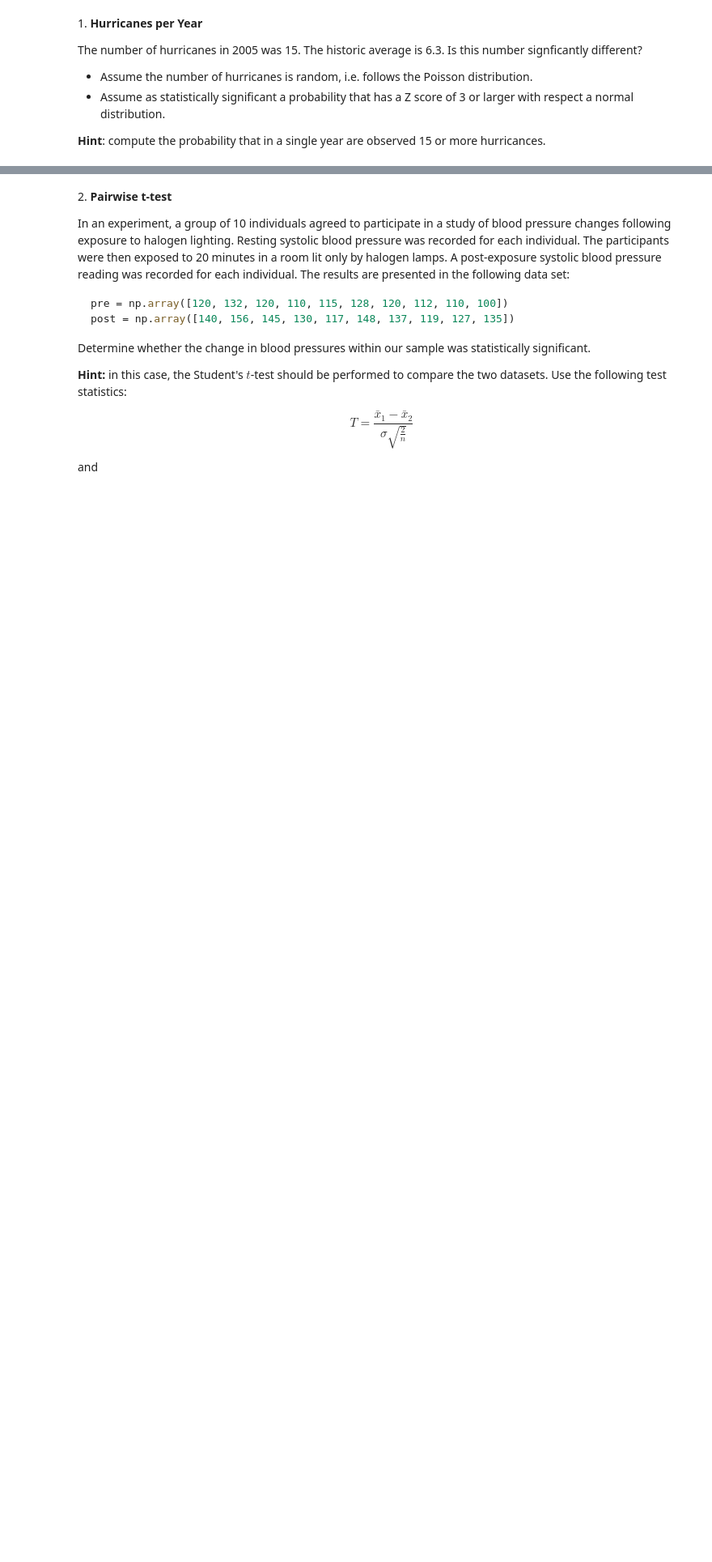
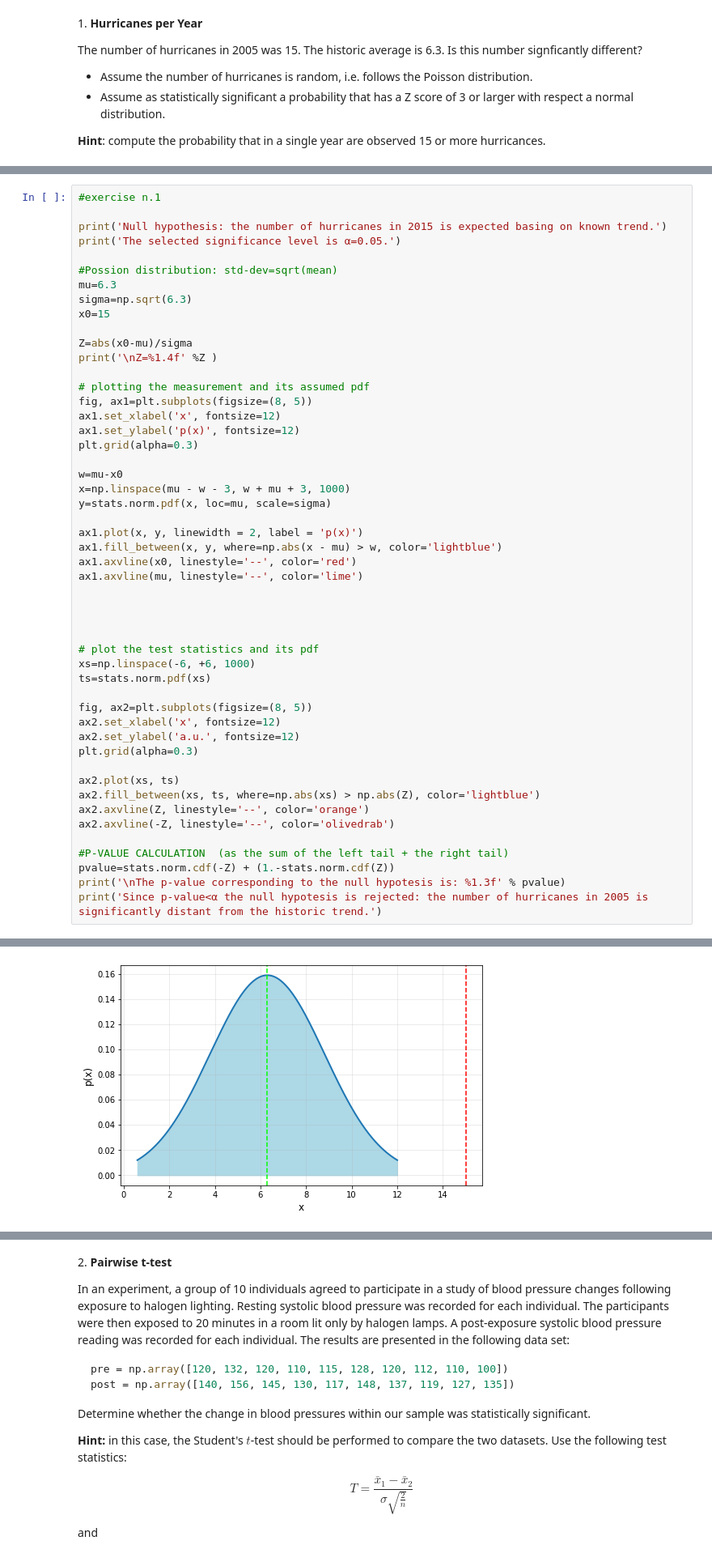
Before and after one commit to vittoriapv/HighLevelProgramming2021, a Jupyter notebook: 09ex_algorithms.ipynb, the cells around one changed output, grey strips where cells are left out. Shown at 81% size. Cells and saved outputs as stored; diff of their text form; blank space fills up the shorter version.

```diff
--- a/09ex_algorithms.ipynb
+++ b/09ex_algorithms.ipynb
@@ -32,0 +18,51 @@ Z=3.47
+# %%
+#exercise n.1
+
+print('Null hypothesis: the number of hurricanes in 2015 is expected basing on known trend.')
+print('The selected significance level is α=0.05.')
+
+#Possion distribution: std-dev=sqrt(mean)
+mu=6.3
+sigma=np.sqrt(6.3)
+x0=15
+
+Z=abs(x0-mu)/sigma
+print('\nZ=%1.4f' %Z )
+
+# plotting the measurement and its assumed pdf
+fig, ax1=plt.subplots(figsize=(8, 5))
+ax1.set_xlabel('x', fontsize=12)
+ax1.set_ylabel('p(x)', fontsize=12)
+plt.grid(alpha=0.3)
+
+w=mu-x0
+x=np.linspace(mu - w - 3, w + mu + 3, 1000)
+y=stats.norm.pdf(x, loc=mu, scale=sigma)
+
+ax1.plot(x, y, linewidth = 2, label = 'p(x)')
+ax1.fill_between(x, y, where=np.abs(x - mu) > w, color='lightblue')
+ax1.axvline(x0, linestyle='--', color='red')
+ax1.axvline(mu, linestyle='--', color='lime')
+
+
+
+
+# plot the test statistics and its pdf
+xs=np.linspace(-6, +6, 1000)
+ts=stats.norm.pdf(xs)
+
+fig, ax2=plt.subplots(figsize=(8, 5))
+ax2.set_xlabel('x', fontsize=12)
+ax2.set_ylabel('a.u.', fontsize=12)
+plt.grid(alpha=0.3)
+
+ax2.plot(xs, ts)
+ax2.fill_between(xs, ts, where=np.abs(xs) > np.abs(Z), color='lightblue')
+ax2.axvline(Z, linestyle='--', color='orange')
+ax2.axvline(-Z, linestyle='--', color='olivedrab')
+
+#P-VALUE CALCULATION  (as the sum of the left tail + the right tail)
+pvalue=stats.norm.cdf(-Z) + (1.-stats.norm.cdf(Z))
+print('\nThe p-value corresponding to the null hypotesis is: %1.3f' % pvalue)
+print('Since p-value<α the null hypotesis is rejected: the number of hurricanes in 2005 is significantly distant from the historic trend.')
+# %% [output]
@@ -32,0 +76 @@ Z=3.47
+[figure, added]
```
Also changed, not shown: parts of 6 cells of this notebook.
